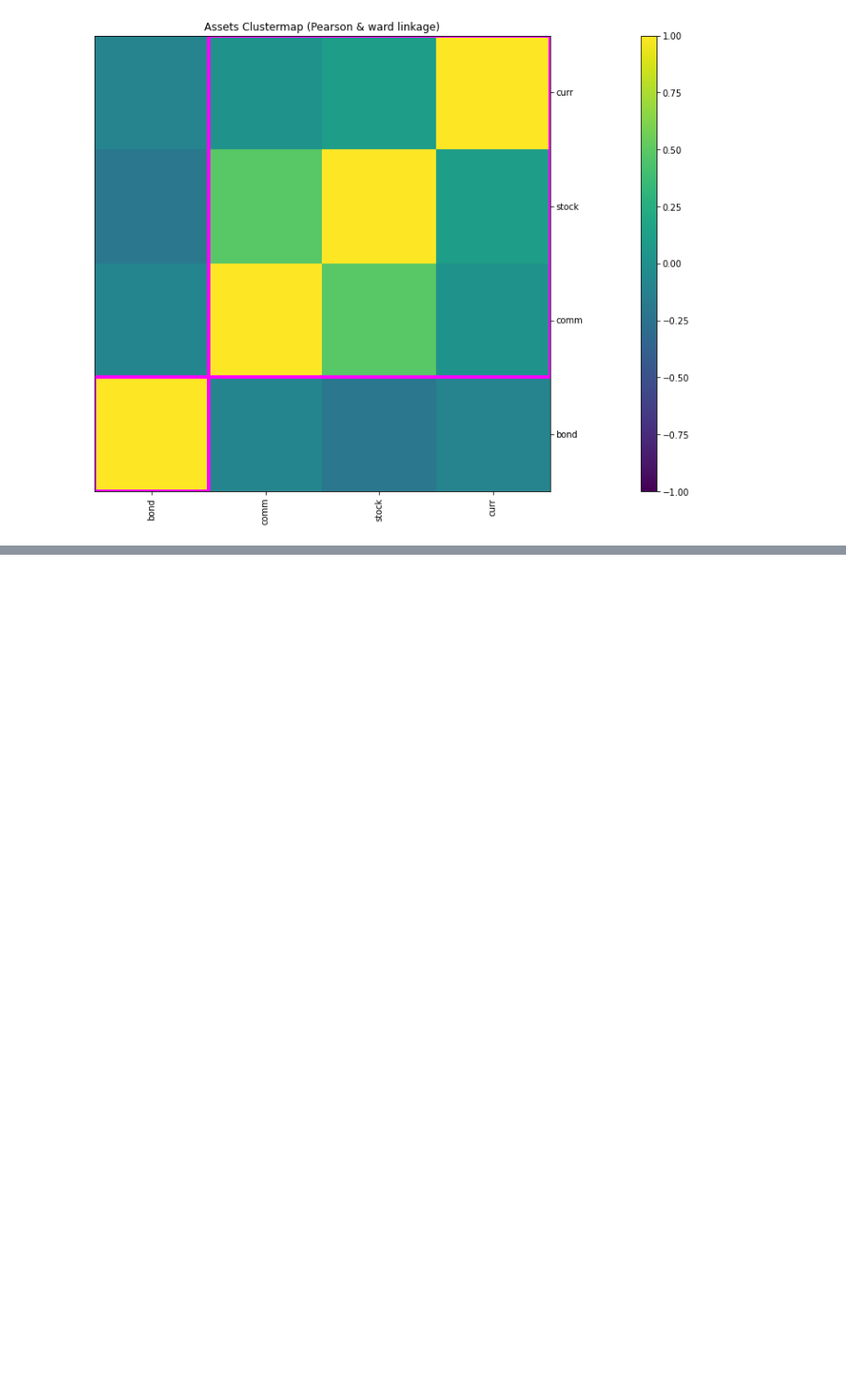
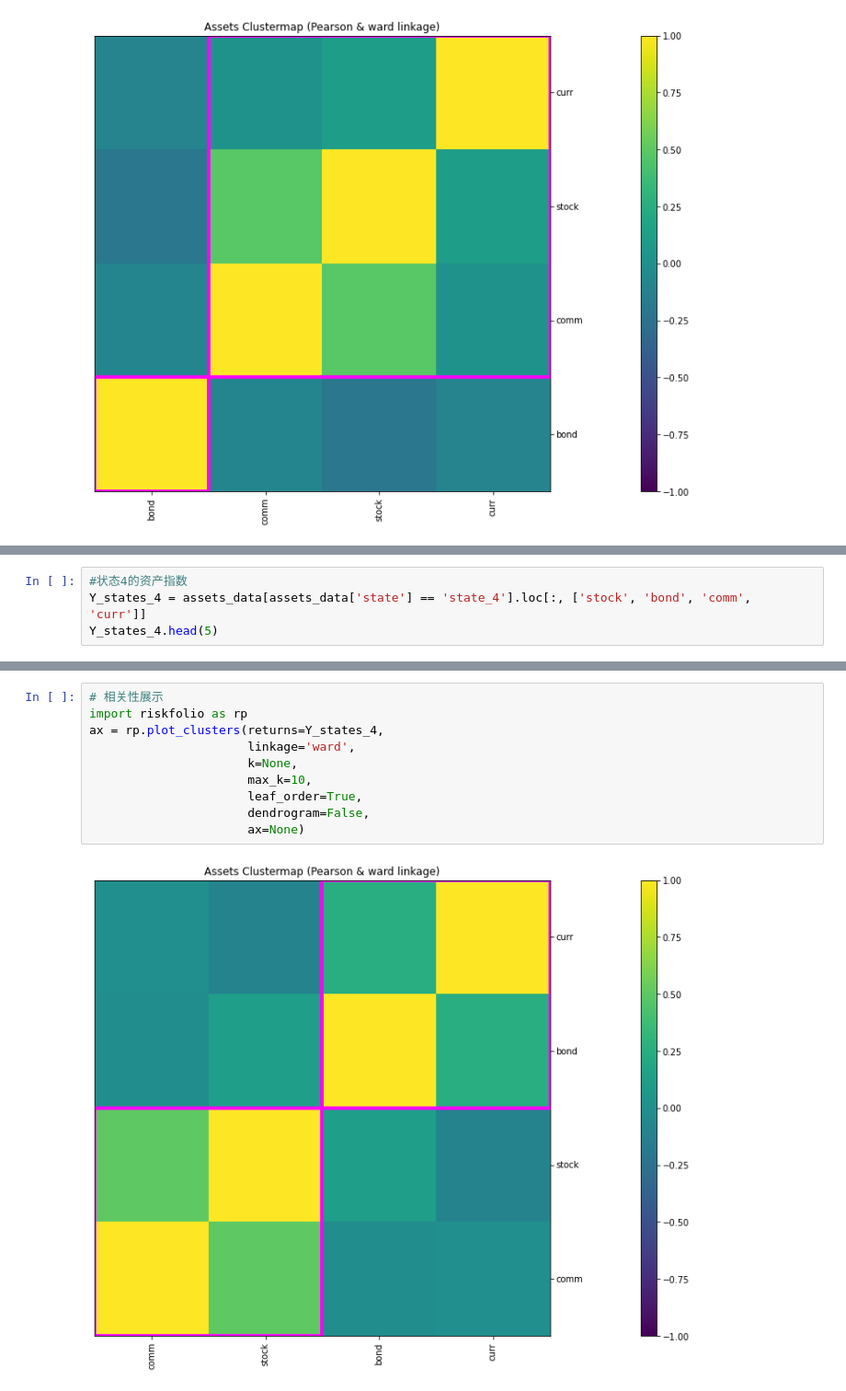
Before and after one commit to ibestrace/folio, a Jupyter notebook: Macro_Strategy_TAA.ipynb, the cells around one changed output, grey strips where cells are left out. Shown: that part at 92% size. Drawn from its saved outputs; the diff is of its cells as text; blank space fills up the shorter version.

```diff
--- a/Macro_Strategy_TAA.ipynb
+++ b/Macro_Strategy_TAA.ipynb
@@ -766,0 +938,4 @@ import riskfolio as rp
+# %%
+#状态4的资产指数
+Y_states_4 = assets_data[assets_data['state'] == 'state_4'].loc[:, ['stock', 'bond', 'comm', 'curr']]
+Y_states_4.head(5)
@@ -766,0 +974,12 @@ import riskfolio as rp
+# %%
+# 相关性展示
+import riskfolio as rp
+ax = rp.plot_clusters(returns=Y_states_4,
+                      linkage='ward',
+                      k=None,
+                      max_k=10,
+                      leaf_order=True,
+                      dendrogram=False,
+                      ax=None)
+# %% [output]
+[figure, added]
```
Also changed, not shown: parts of 67 cells of this notebook.
